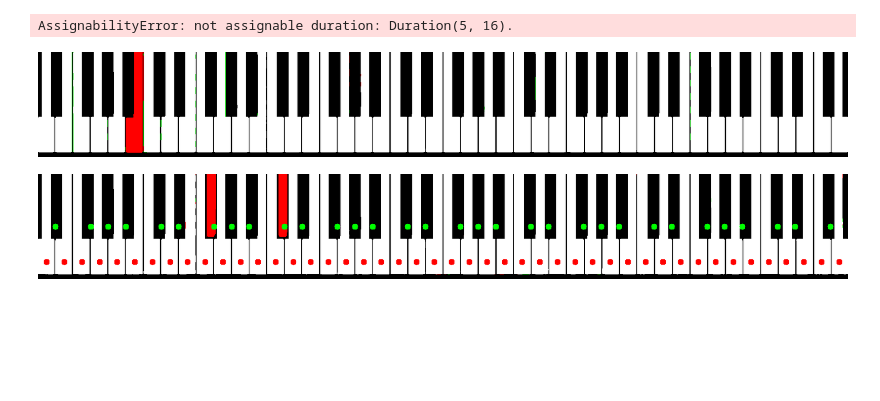
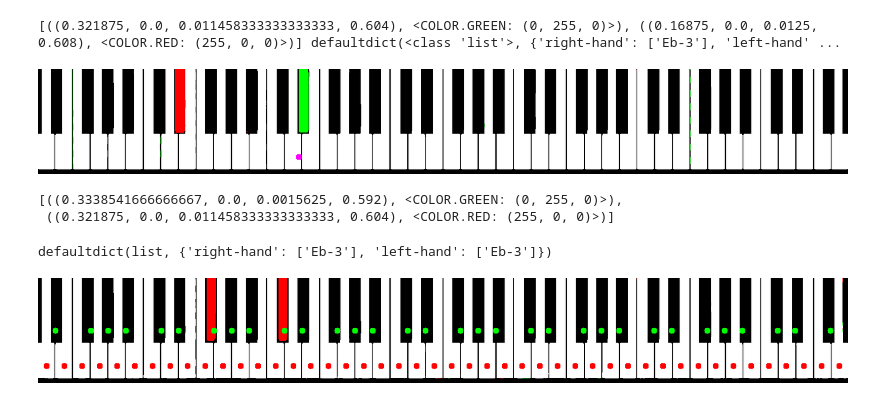
Before and after one commit to myscience/video-to-piano, a Jupyter notebook: Playground.ipynb, the cells around one changed output. Cells and saved outputs as stored; diff of their text form; code cells hidden in the pictures; blank space fills up the shorter version.

Commit message:
Fixed bug in bbox_notes for incorrect bbox filtering

```diff
--- a/Playground.ipynb
+++ b/Playground.ipynb
@@ -18,7 +18,7 @@ data = skip_intro(capture)
 
 palette = [COLOR.WHITE, COLOR.BLACK, COLOR.RED, COLOR.GREEN]
 
-music = [data := go_to_next(capture, data[0], thr=5e-4) for i in range(250)]
+music = [data := go_to_next(capture, data[0], thr=5e-4) for i in range(100)]
 frames = [frame for frame, _ in music]
 frames = [quantize_palette(frame, palette=palette, color_enhance=10) for frame in frames]
 
@@ -76,7 +76,7 @@ spacings = get_keyboard_spacings(
     black_key_notation=notation,
 )
 
-for frame in tqdm(frames, desc='Parsing frames'):
+for idx, frame in enumerate(tqdm(frames, desc='Parsing frames')):
     notes = find_notes(
         bbox_notes(
             frame,
@@ -89,5 +89,13 @@ for frame in tqdm(frames, desc='Parsing frames'):
         color_hand_map = color_hand_map,
     )
 
+    # Check for both hand overlap on the same note
+    # hands = ('left-hand', 'right-hand', 'left-hand')
+    # for one, other in pairwise(hands):
+    #     for note in notes[one]:
+    #         if music[other] and note in music[other][-1]:
+    #             print(f'Triggered for frame {idx}', one, other, note, music[other][-1])
+    #             notes[other].append(note)
+
     music['left-hand' ].append(notes['left-hand'])
     music['right-hand'].append(notes['right-hand'])
@@ -191,22 +240,60 @@ score = get_score(
 )
 
 abjad.show(score, output_directory='out', render_prefix='tmp', should_open=False)
-# %% [output]
-AssignabilityError: not assignable duration: Duration(5, 16).
 # %%
 import importlib
 import src.keyboard
 import src.image
 importlib.reload(src.image)
 from src.image import frame_threshold
 from src.image import frame_to_pil
-from src.image import erase_by_color
+from src.image import bbox_notes
 from src.image import quantize_palette
 
+idx = 42
+bbox = bbox_notes(
+            frames[idx],
+            noise_cutoff=(0.2, 0.8),
+            cutoff_value=(0, 0),
+            color_use_enum=True,
+        )
+print(
+    bbox,
+    find_notes(
+        bbox,
+        key_layout = layout,
+        key_spacings = spacings,
+        color_hand_map = color_hand_map,
+    )
+)
+
+tmp = frames[idx].copy()
+h, w, c = tmp.shape
+
+w_sp, b_sp = spacings
+
+x, y, bw, bh = bbox[0][0]
+cv2.circle(tmp, (int(x * w), h - h // 6), 2, (255, 0, 255), 10)
+
 # tmp = quantize_palette(frames[2], palette=palette)
-frame_to_pil(frames[177])
+frame_to_pil(tmp)
 # %% [output]
+[((0.321875, 0.0, 0.011458333333333333, 0.604), <COLOR.GREEN: (0, 255, 0)>), ((0.16875, 0.0, 0.0125, 0.608), <COLOR.RED: (255, 0, 0)>)] defaultdict(<class 'list'>, {'right-hand': ['Eb-3'], 'left-hand' ...
-[figure, old version]
+[figure, new version]
+# %%
+bbox
+# %% [output]
+[((0.3338541666666667, 0.0, 0.0015625, 0.592), <COLOR.GREEN: (0, 255, 0)>),
+ ((0.321875, 0.0, 0.011458333333333333, 0.604), <COLOR.RED: (255, 0, 0)>)]
+# %%
+find_notes(
+    bbox,
+    key_layout = layout,
+    key_spacings = spacings,
+    color_hand_map = color_hand_map,
+)
+# %% [output]
+defaultdict(list, {'right-hand': ['Eb-3'], 'left-hand': ['Eb-3']})
 # %%
 from src.image import frame_to_pil
 
```
Also changed, not shown: parts of 4 cells of this notebook, 1 other file.
